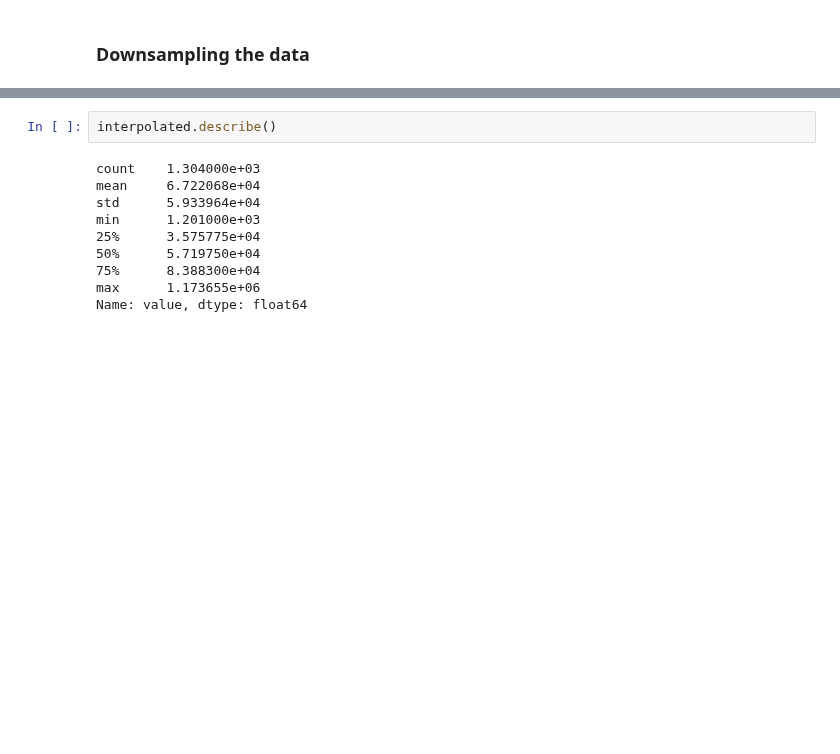
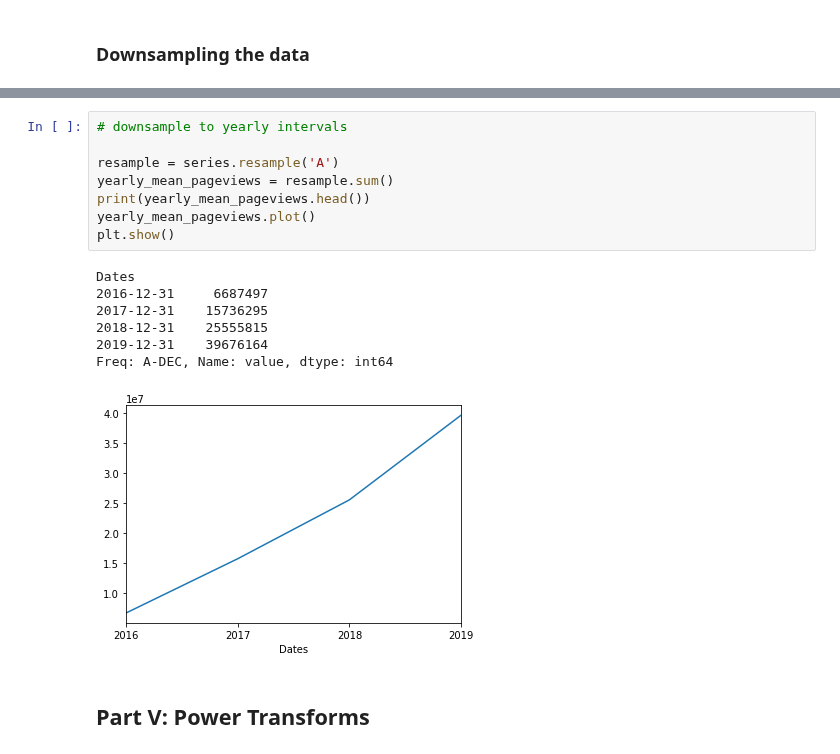
Before and after one commit to ayosamobitade/Time-Series-Analytic-Projects, a Jupyter notebook: forum pageviews/forum pageview.ipynb, the cells around one changed output, grey strips where cells are left out. Cells and saved outputs as stored; diff of their text form; blank space fills up the shorter version.

```diff
--- a/forum pageviews/forum pageview.ipynb
+++ b/forum pageviews/forum pageview.ipynb
@@ -379,12 +385,18 @@ Freq: D, Name: value, dtype: int64
-# %%
-interpolated.describe()
-# %% [output]
-count    1.304000e+03
-mean     6.722068e+04
-std      5.933964e+04
-min      1.201000e+03
-25%      3.575775e+04
-50%      5.719750e+04
-75%      8.388300e+04
-max      1.173655e+06
-Name: value, dtype: float64
+# %%
+# downsample to yearly intervals
+
+resample = series.resample('A')
+yearly_mean_pageviews = resample.sum()
+print(yearly_mean_pageviews.head())
+yearly_mean_pageviews.plot()
+plt.show()
+# %% [output]
+Dates
+2016-12-31     6687497
+2017-12-31    15736295
+2018-12-31    25555815
+2019-12-31    39676164
+Freq: A-DEC, Name: value, dtype: int64
+[figure, added]
+# %% [markdown]
+## Part V: Power Transforms
```
Also changed, not shown: parts of 3 cells of this notebook.
